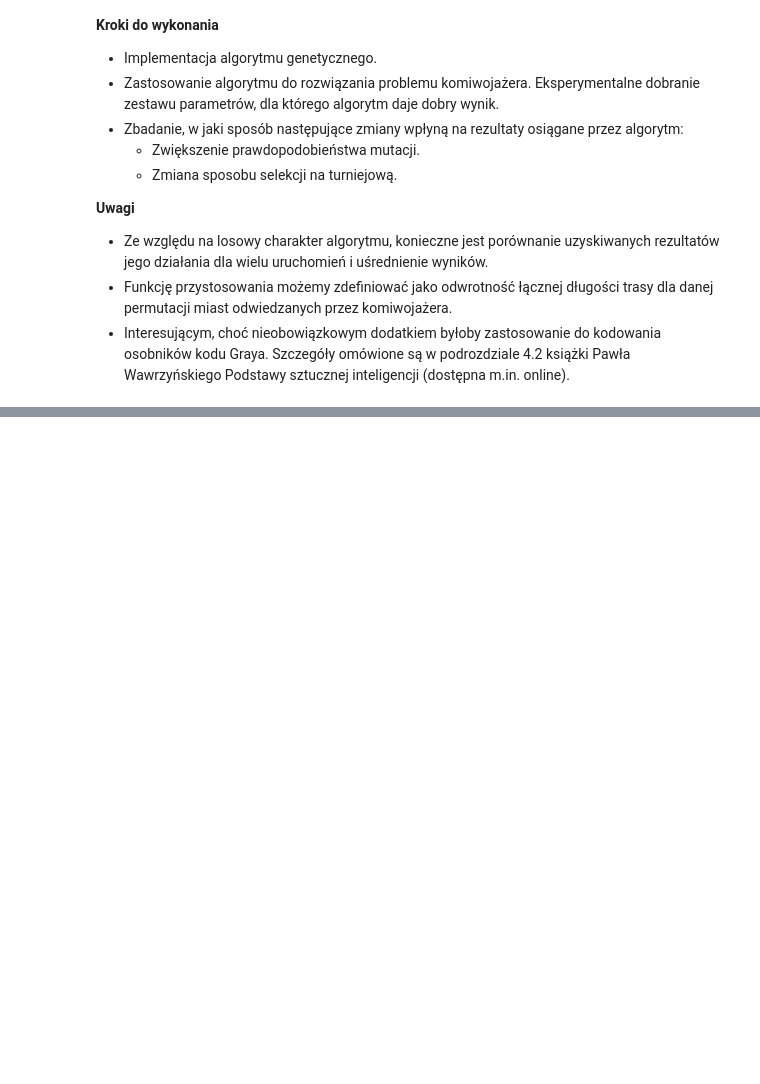
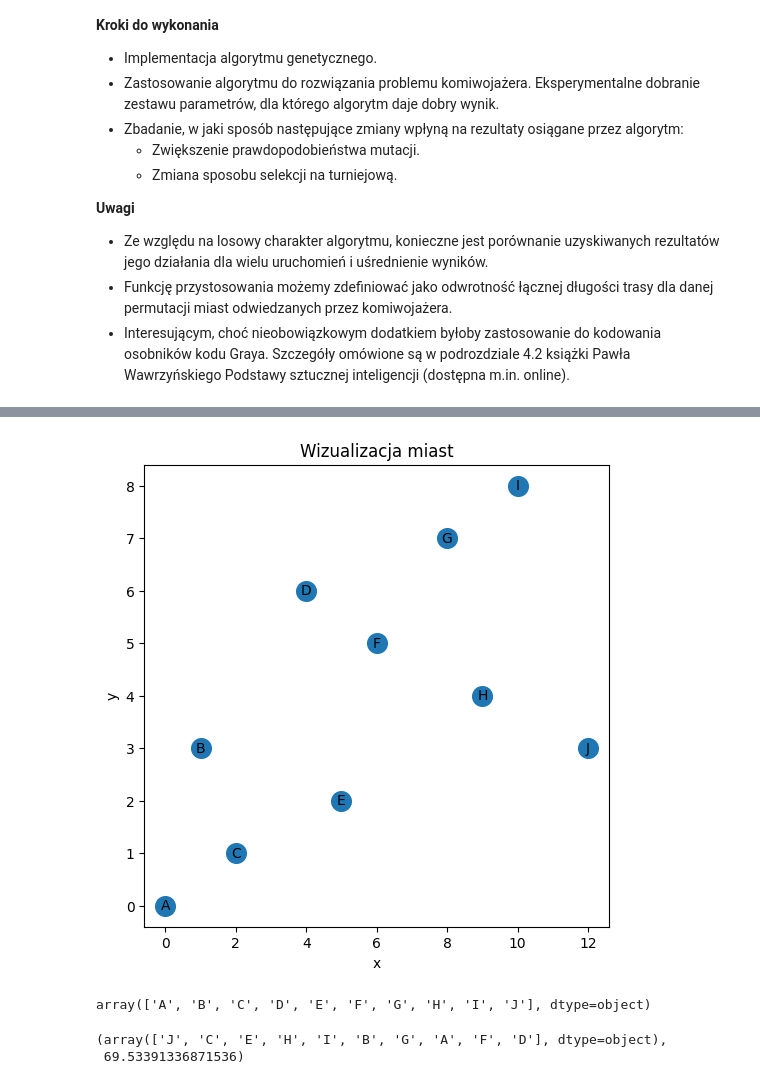
Before and after one commit to kzaleskaa/artificial-intelligence-introduction, a Jupyter notebook: 02-genetic-algorithm/solution.ipynb, the cells around one changed output, grey strips where cells are left out. Cells and saved outputs as stored; diff of their text form; code cells hidden in the pictures; blank space fills up the shorter version.

```diff
--- a/02-genetic-algorithm/solution.ipynb
+++ b/02-genetic-algorithm/solution.ipynb
@@ -32,0 +201,9 @@ Zaimplementowany algorytm ma następnie posłużyć do optymalizacji klasycznego
+# %%
+city_data = {
+    'Miasto': ['A', 'B', 'C', 'D', 'E', 'F', 'G', 'H', 'I', 'J'],
+    'x': [0, 1, 2, 4, 5, 6, 8, 9, 10, 12],
+    'y': [0, 3, 1, 6, 2, 5, 7, 4, 8, 3]
+}
+# %%
+df = pd.DataFrame(city_data)
+df.head()
@@ -32,0 +217,21 @@ Zaimplementowany algorytm ma następnie posłużyć do optymalizacji klasycznego
+# %%
+def visualize_map(df):
+    plt.figure(figsize=(6,6))
+    plt.scatter(df['x'], df['y'], s=200)
+
+    for _, row in df.iterrows():
+        plt.text(row['x'], row['y'], row['Miasto'], fontsize=10, ha='center', va='center')
+
+    plt.title('Wizualizacja miast')
+    plt.xlabel('x')
+    plt.ylabel('y')
+    plt.show()
+# %%
+visualize_map(df)
+# %% [output]
+[figure, added]
+# %%
+cities_list = df['Miasto'].values
+cities_list
+# %% [output]
+array(['A', 'B', 'C', 'D', 'E', 'F', 'G', 'H', 'I', 'J'], dtype=object)
@@ -32,0 +267,5 @@ Zaimplementowany algorytm ma następnie posłużyć do optymalizacji klasycznego
+# %%
+ind.cities, ind.fitness
+# %% [output]
+(array(['J', 'C', 'E', 'H', 'I', 'B', 'G', 'A', 'F', 'D'], dtype=object),
+ 69.53391336871536)
```
Also changed, not shown: parts of 31 cells of this notebook.
